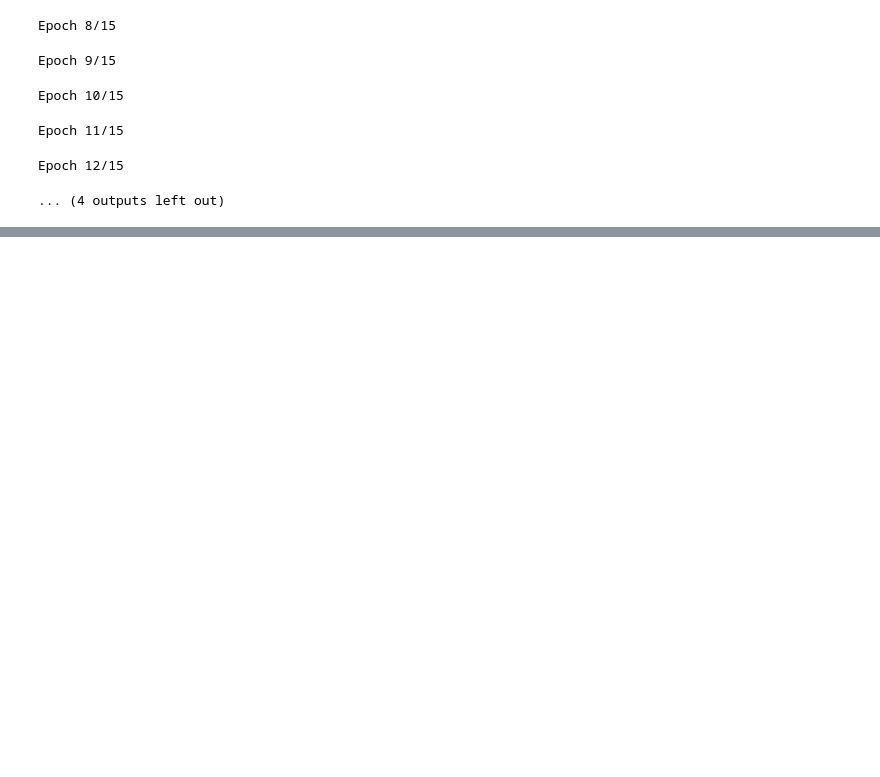
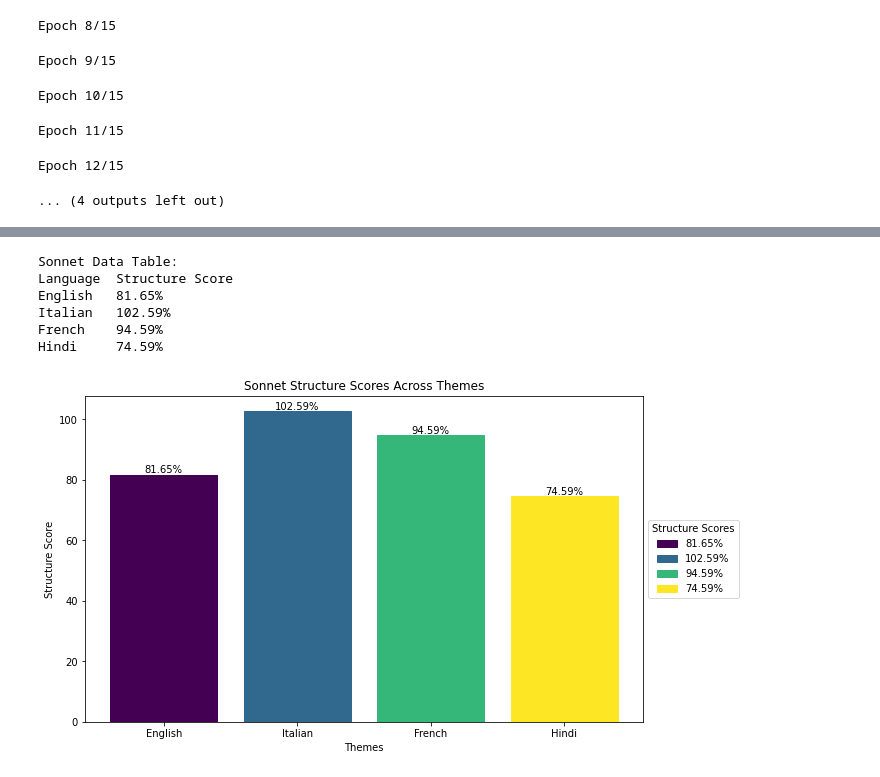
Before and after one commit to sdandibh7321/CS678_Project_Sonnet_Generator, a Jupyter notebook: Multilingual_CS678_Project.ipynb, the cells around one changed output, grey strips where cells are left out. Cells and saved outputs as stored; diff of their text form; code cells hidden in the pictures; blank space fills up the shorter version.

```diff
--- a/Multilingual_CS678_Project.ipynb
+++ b/Multilingual_CS678_Project.ipynb
@@ -540,0 +686,42 @@ generate_sonnet_from_prompt(theme_prompt, language_to_train, model, tokenizer_to
+# %%
+# Create a table of the sonnet data
+print("\nSonnet Data Table:")
+print(f"{'Language':<10}{'Structure Score':<20}")
+for language, score in sonnets_data:
+    print(f"{language:<10}{score * 100:.2f}%")
+# %% [output]
+Sonnet Data Table:
+Language  Structure Score
+English   81.65%
+Italian   102.59%
+French    94.59%
+Hindi     74.59%
+# %%
+import matplotlib.pyplot as plt
+import numpy as np
+
+# Create a bar graph
+bar_colors = plt.cm.viridis(np.linspace(0, 1, len(theme_prompts)))  # Colormap for different colors
+
+fig, ax = plt.subplots(figsize=(10, 6))
+bars = ax.bar(list(theme_prompts.keys()), [score * 100 for _, score in sonnets_data], color=bar_colors)
+
+# Adding labels to the bars
+for bar, (_, score), color in zip(bars, sonnets_data, bar_colors):
+    bar.set_label(f'{score*100:.2f}%')
+    bar.set_color(color)
+    ax.text(bar.get_x() + bar.get_width() / 2, bar.get_height(), f'{score*100:.2f}%',
+            ha='center', va='bottom')
+
+# Adding legend
+ax.legend(loc='center left', bbox_to_anchor=(1, 0.5), title='Structure Scores')
+
+# Adding labels and title
+ax.set_xlabel('Themes')
+ax.set_ylabel('Structure Score')
+ax.set_title('Sonnet Structure Scores Across Themes')
+
+# Display the plot
+plt.show()
+# %% [output]
+[figure, added]
```
Also changed, not shown: parts of 6 cells of this notebook.
